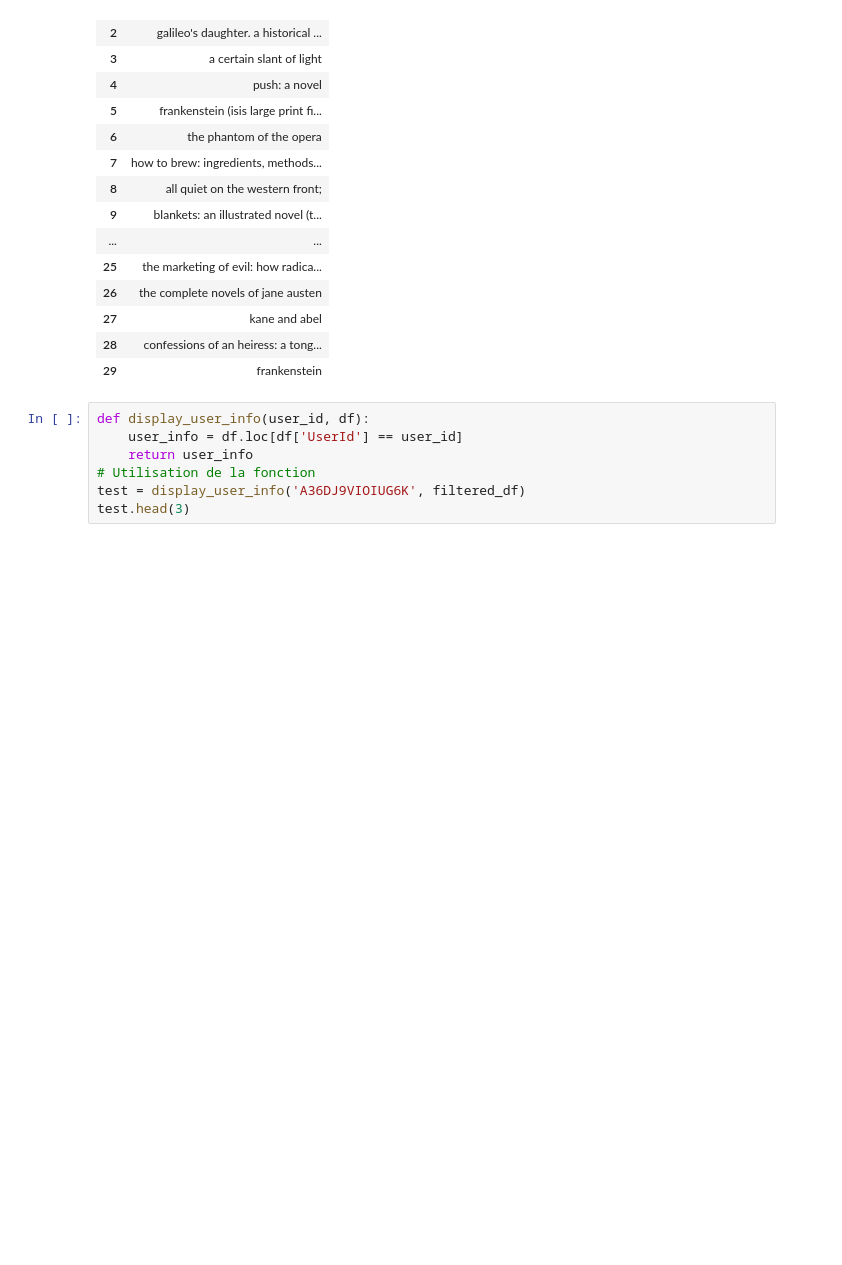
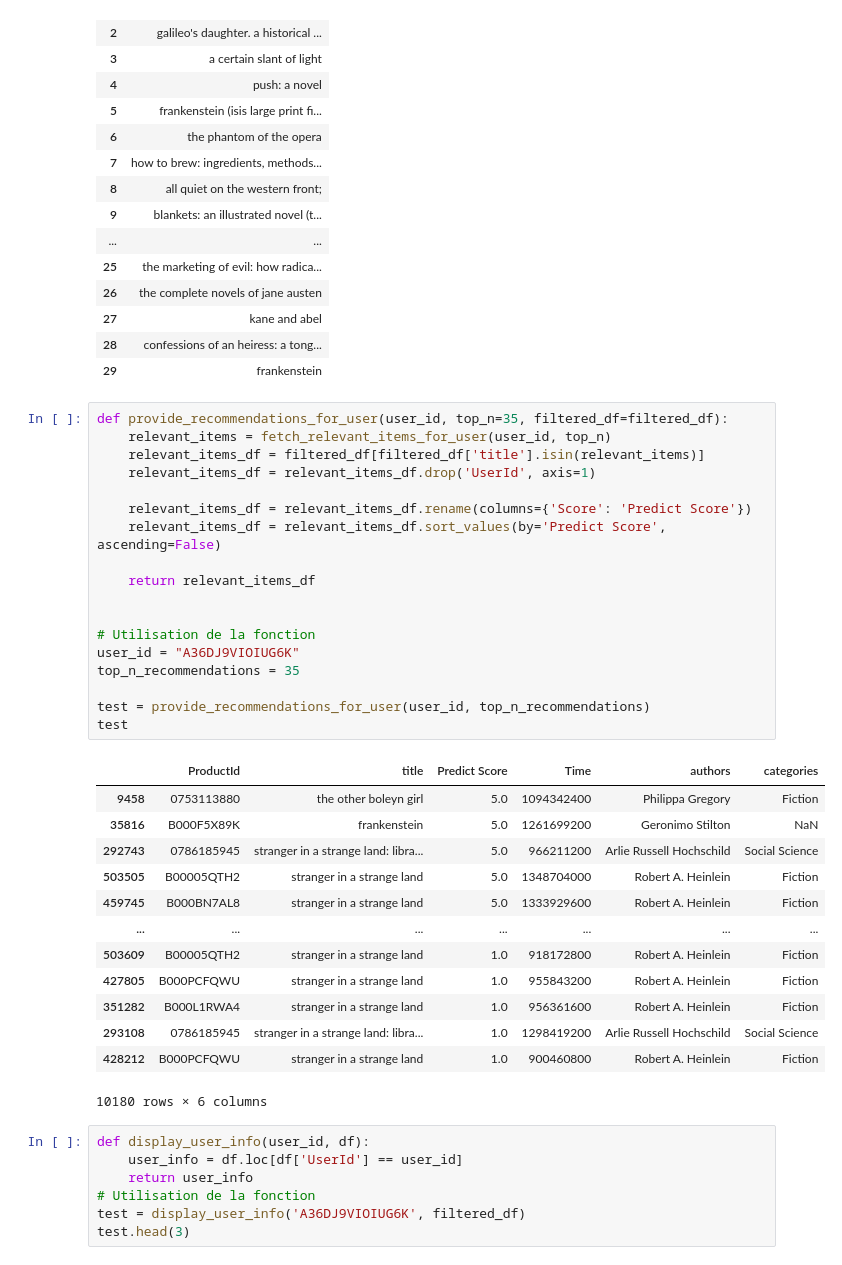
Before and after one commit to LoicCASSAN/Machine-Learning-in-Production-Project, a Jupyter notebook: recommendation.ipynb, the cells around one changed output. Drawn from its saved outputs; the diff is of its cells as text; blank space fills up the shorter version.

Commit message:
User Recommendations Fix

```diff
--- a/recommendation.ipynb
+++ b/recommendation.ipynb
@@ -382,6 +382,38 @@ test
 | 27 | kane and abel |
 | 28 | confessions of an heiress: a tong... |
 | 29 | frankenstein |
+# %%
+def provide_recommendations_for_user(user_id, top_n=35, filtered_df=filtered_df):
+    relevant_items = fetch_relevant_items_for_user(user_id, top_n)
+    relevant_items_df = filtered_df[filtered_df['title'].isin(relevant_items)]
+    relevant_items_df = relevant_items_df.drop('UserId', axis=1)
+
+    relevant_items_df = relevant_items_df.rename(columns={'Score': 'Predict Score'})
+    relevant_items_df = relevant_items_df.sort_values(by='Predict Score', ascending=False)
+
+    return relevant_items_df
+
+
+# Utilisation de la fonction
+user_id = "A36DJ9VIOIUG6K"
+top_n_recommendations = 35
+
+test = provide_recommendations_for_user(user_id, top_n_recommendations)
+test
+# %% [output]
+|  | ProductId | title | Predict Score | Time | authors | categories |
+| 9458 | 0753113880 | the other boleyn girl | 5.0 | 1094342400 | Philippa Gregory | Fiction |
+| 35816 | B000F5X89K | frankenstein | 5.0 | 1261699200 | Geronimo Stilton | NaN |
+| 292743 | 0786185945 | stranger in a strange land: libra... | 5.0 | 966211200 | Arlie Russell Hochschild | Social Science |
+| 503505 | B00005QTH2 | stranger in a strange land | 5.0 | 1348704000 | Robert A. Heinlein | Fiction |
+| 459745 | B000BN7AL8 | stranger in a strange land | 5.0 | 1333929600 | Robert A. Heinlein | Fiction |
+| ... | ... | ... | ... | ... | ... | ... |
+| 503609 | B00005QTH2 | stranger in a strange land | 1.0 | 918172800 | Robert A. Heinlein | Fiction |
+| 427805 | B000PCFQWU | stranger in a strange land | 1.0 | 955843200 | Robert A. Heinlein | Fiction |
+| 351282 | B000L1RWA4 | stranger in a strange land | 1.0 | 956361600 | Robert A. Heinlein | Fiction |
+| 293108 | 0786185945 | stranger in a strange land: libra... | 1.0 | 1298419200 | Arlie Russell Hochschild | Social Science |
+| 428212 | B000PCFQWU | stranger in a strange land | 1.0 | 900460800 | Robert A. Heinlein | Fiction |
+10180 rows × 6 columns
 # %%
 def display_user_info(user_id, df):
     user_info = df.loc[df['UserId'] == user_id]
```
Also changed, not shown: 3 other files.
